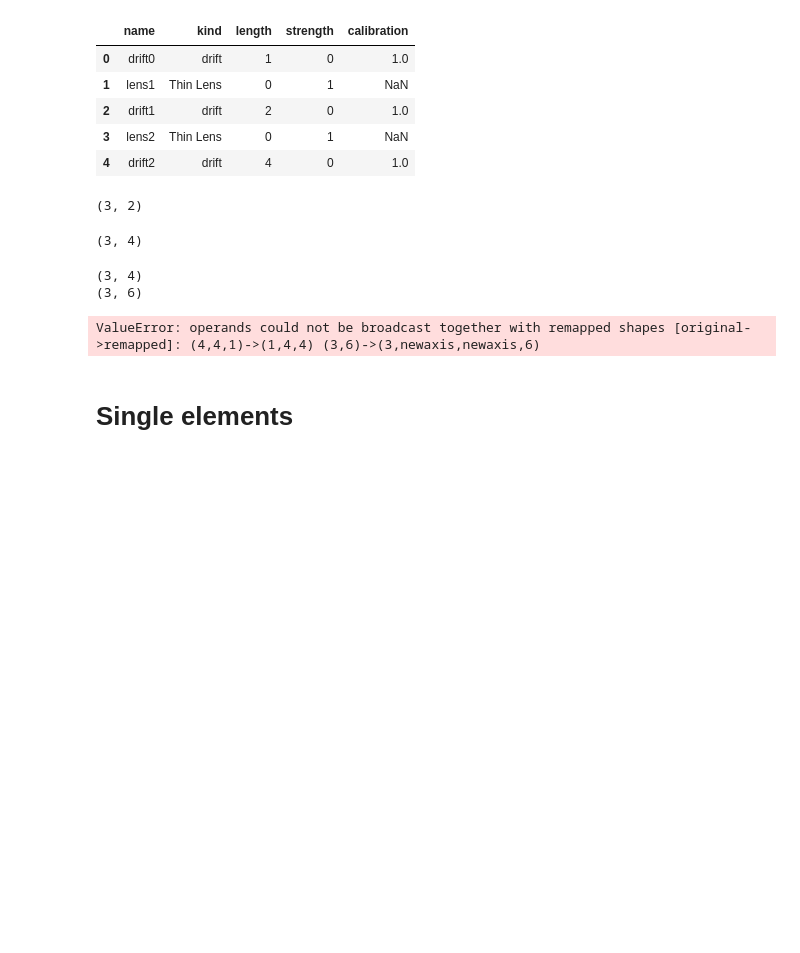
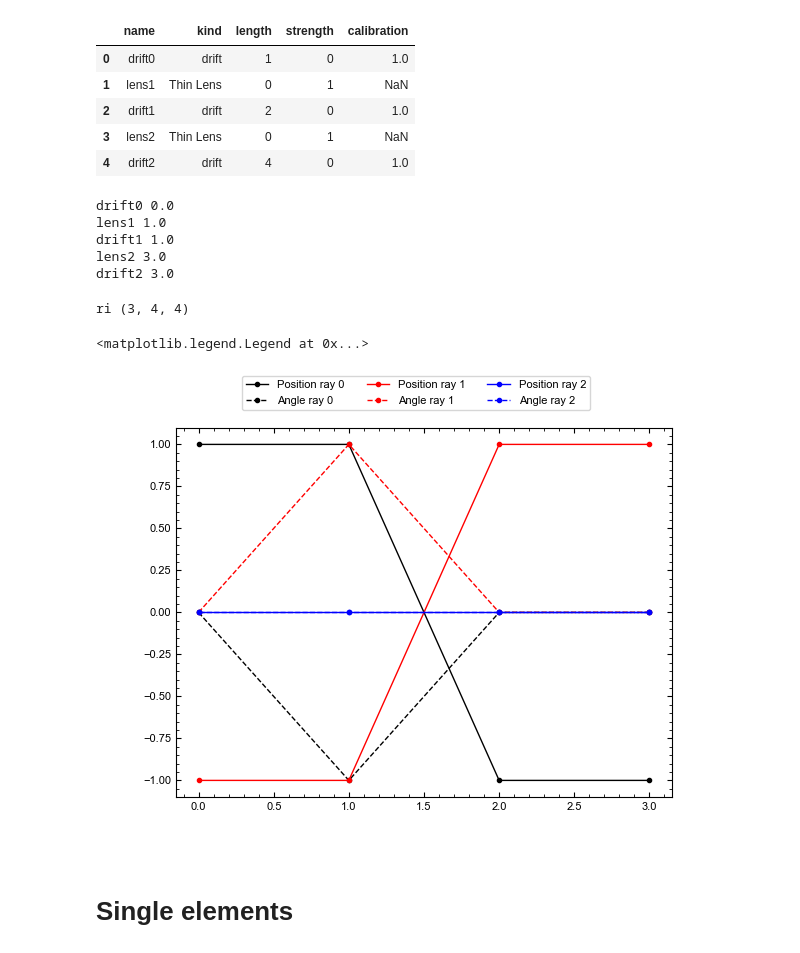
Before and after one commit to sea-ecosystem/rayTEM, a Jupyter notebook: examples/Packaged version testing.ipynb, the cells around one changed output. Cells and saved outputs as stored; diff of their text form; code cells hidden in the pictures; blank space fills up the shorter version.

```diff
--- a/examples/Packaged version testing.ipynb
+++ b/examples/Packaged version testing.ipynb
@@ -46,35 +44,38 @@ section1
 | 2 | drift1 | drift | 2 | 0 | 1.0 |
 | 3 | lens2 | Thin Lens | 0 | 1 | NaN |
 | 4 | drift2 | drift | 4 | 0 | 1.0 |
-# %%
-print(r0.shape)
-xp.pad(r0, ((0,0), (2,0)), constant_values=0).shape
-# %% [output]
-(3, 2)
-(3, 4)
+# %%
+for ele in section1.elements:
+    print(ele.name, ele.position)
+# %% [output]
+drift0 0.0
+lens1 1.0
+drift1 1.0
+lens2 3.0
+drift2 3.0
 # %%
 r0 = xp.array([[1,0],
                [-1,0],
                [0,0]])
 
 ri = section1.propogate_ray(r0,
                             z=None#20
                            )
 print('ri',ri.shape)
 
 cs = ['k','r','b']
-fig, axs = plt.subplots(ncols=2)
+fig, ax = plt.subplots()
 # for ele in section1.elements:
 #     if ele.kind != 'drift': ax.axvline(ele.position, ls=':')
 
 for i, path in enumerate(ri):
-    axs[0].plot(path[...,0], ls='-',  c=cs[i], marker='.', label=f'Position ray {i}')
-    axs[1].plot(path[...,1], ls='--', c=cs[i], marker='.', label=f'Angle ray {i}')
+    ax.plot(path[...,0], ls='-',  c=cs[i], marker='.', label=f'Position ray {i}')
+    ax.plot(path[...,1], ls='--', c=cs[i], marker='.', label=f'Angle ray {i}')
 fig.legend(ncols=3, loc='upper center')
 # %% [output]
-(3, 4)
-(3, 6)
+ri (3, 4, 4)
-ValueError: operands could not be broadcast together with remapped shapes [original->remapped]: (4,4,1)->(1,4,4) (3,6)->(3,newaxis,newaxis,6)
+<matplotlib.legend.Legend at 0x...>
+[figure, added]
 # %% [markdown]
 # Single elements
 # %% [markdown]
```
Also changed, not shown: parts of 2 cells of this notebook, 2 other files.
